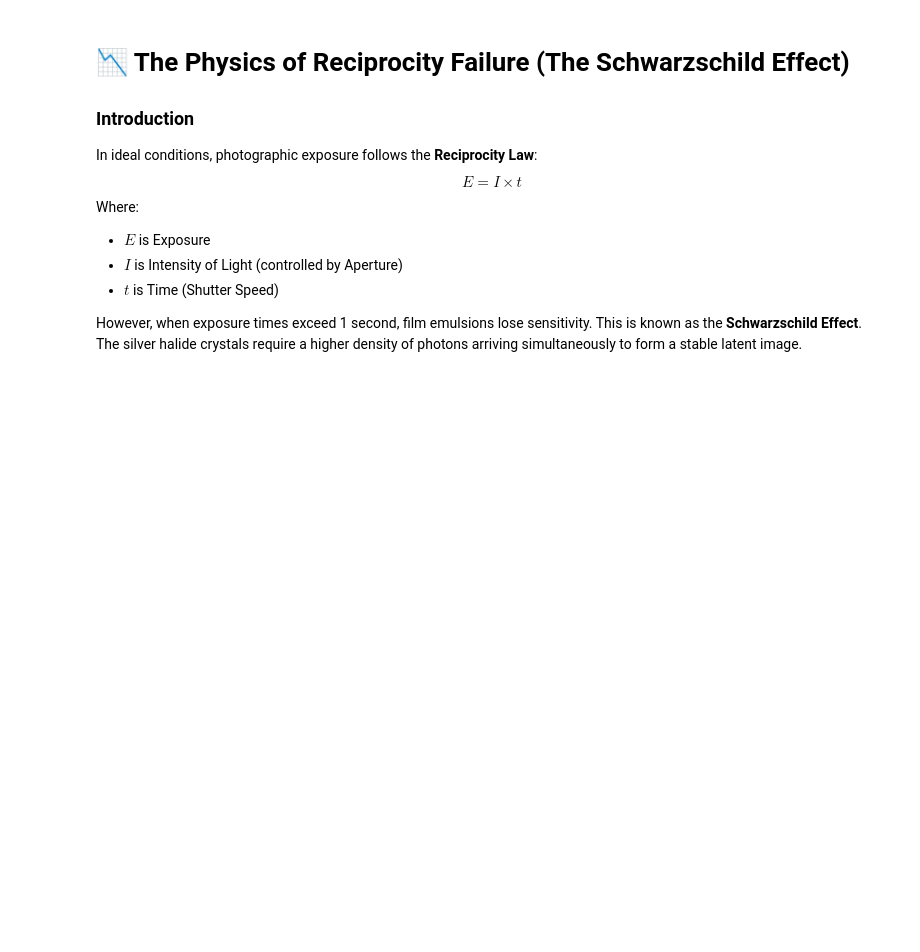
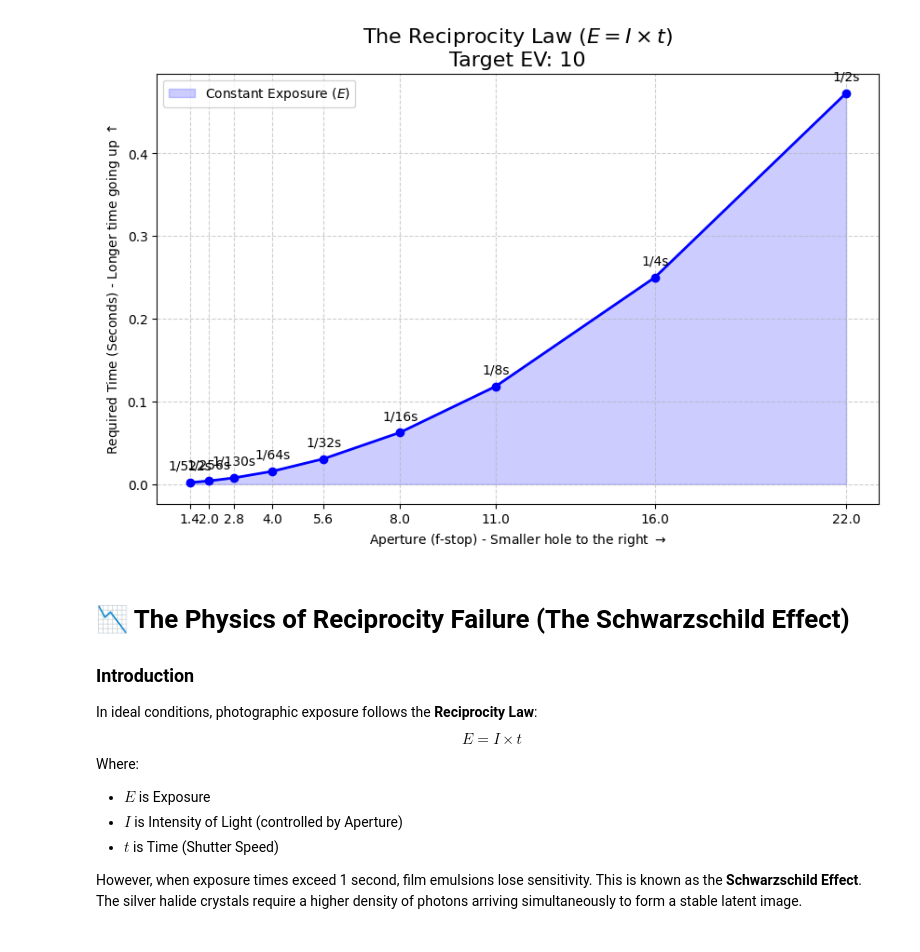
Before and after one commit to pjercic/analog-photography, a Jupyter notebook: 03_high_school/01_physics_reciprocity.ipynb, the cells around one changed output. Drawn from its saved outputs; the diff is of its cells as text; code cells hidden in the pictures; blank space fills up the shorter version.

```diff
--- a/03_high_school/01_physics_reciprocity.ipynb
+++ b/03_high_school/01_physics_reciprocity.ipynb
@@ -1,3 +10,49 @@
+# %%
+import numpy as np
+import matplotlib.pyplot as plt
+
+def plot_reciprocity_curve(target_exposure_value=10):
+    """
+    Plots the reciprocal relationship between Aperture (I) and Time (t).
+    Calculates the required shutter speed for standard f-stops to maintain constant Exposure (E).
+    """
+    # Standard full-stop aperture values (f-numbers)
+    f_stops = np.array([1.4, 2.0, 2.8, 4.0, 5.6, 8.0, 11.0, 16.0, 22.0])
+
+    # In physics, Intensity (I) is inversely proportional to the SQUARE of the f-stop.
+    # We calculate the required shutter speed (t) to keep E constant.
+    # Formula derived from Exposure Value (EV) math: t = (N^2) / (2^EV)
+    shutter_speeds = (f_stops**2) / (2**target_exposure_value)
+
+    plt.figure(figsize=(10, 6))
+    plt.plot(f_stops, shutter_speeds, marker='o', linestyle='-', color='b', linewidth=2)
+
+    # Fill the area to represent the "Bucket" of light (Constant Exposure)
+    plt.fill_between(f_stops, shutter_speeds, alpha=0.2, color='blue', label="Constant Exposure ($E$)")
+
+    # Formatting
+    plt.title(f"The Reciprocity Law ($E = I \\times t$)\nTarget EV: {target_exposure_value}", fontsize=16)
+    plt.xlabel("Aperture (f-stop) - Smaller hole to the right $\\rightarrow$")
+    plt.ylabel("Required Time (Seconds) - Longer time going up $\\uparrow$")
+
+    # Annotate standard pairs
+    for i, txt in enumerate(shutter_speeds):
+        # Format fractions for readability if speed is less than 1 second
+        if txt < 1:
+            label = f"1/{int(1/txt)}s"
+        else:
+            label = f"{txt:.1f}s"
+        plt.annotate(label, (f_stops[i], shutter_speeds[i]), textcoords="offset points", xytext=(0,10), ha='center')
+
+    plt.xticks(f_stops)
+    plt.grid(True, linestyle='--', alpha=0.6)
+    plt.legend()
+    plt.show()
+
+# Run the exposure simulator!
+plot_reciprocity_curve(target_exposure_value=10)
+# %% [output]
+[figure, added]
 # %% [markdown]
 # 📉 The Physics of Reciprocity Failure (The Schwarzschild Effect)
 
```
Also changed, not shown: parts of 4 cells of this notebook, 5 other files.
